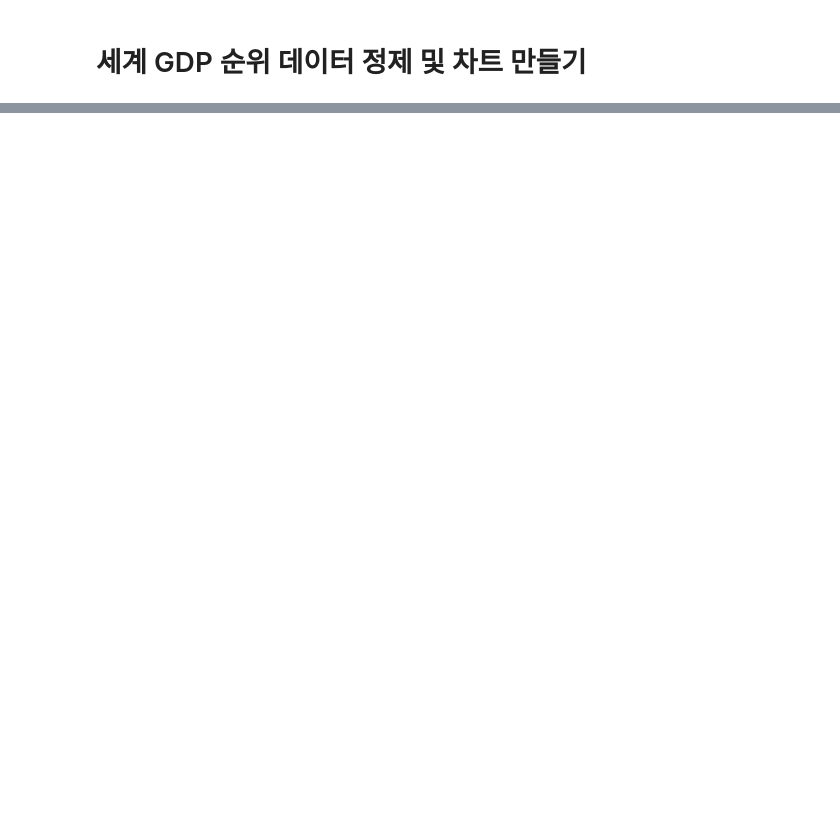
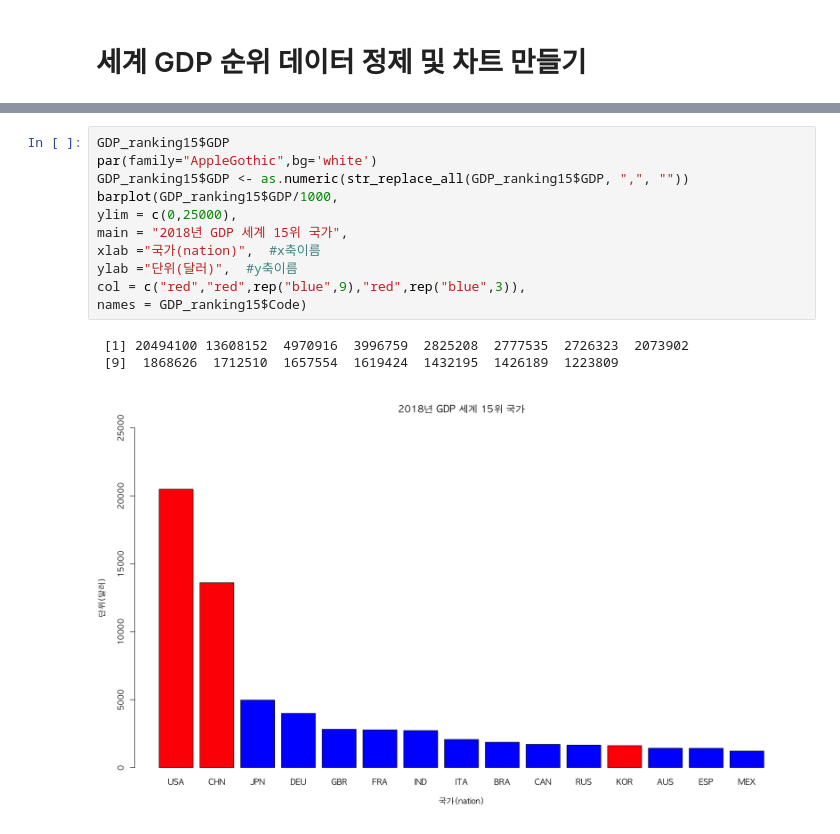
Before and after one commit to tjdwlsaos22/R, a Jupyter notebook: R/240306_R/07.파일입출력.ipynb, the cells around one changed output, grey strips where cells are left out. Cells and saved outputs as stored; diff of their text form; blank space fills up the shorter version.

```diff
--- a/R/240306_R/07.파일입출력.ipynb
+++ b/R/240306_R/07.파일입출력.ipynb
@@ -145,0 +178,15 @@ GDP_ranking15
+# %%
+GDP_ranking15$GDP
+par(family="AppleGothic",bg='white')
+GDP_ranking15$GDP <- as.numeric(str_replace_all(GDP_ranking15$GDP, ",", ""))
+barplot(GDP_ranking15$GDP/1000,
+ylim = c(0,25000),
+main = "2018년 GDP 세계 15위 국가",
+xlab ="국가(nation)",  #x축이름
+ylab ="단위(달러)",  #y축이름
+col = c("red","red",rep("blue",9),"red",rep("blue",3)),
+names = GDP_ranking15$Code)
+# %% [output]
+ [1] 20494100 13608152  4970916  3996759  2825208  2777535  2726323  2073902
+ [9]  1868626  1712510  1657554  1619424  1432195  1426189  1223809
+[figure, added]
```
Also changed, not shown: parts of 16 cells of this notebook, 6 other files.
